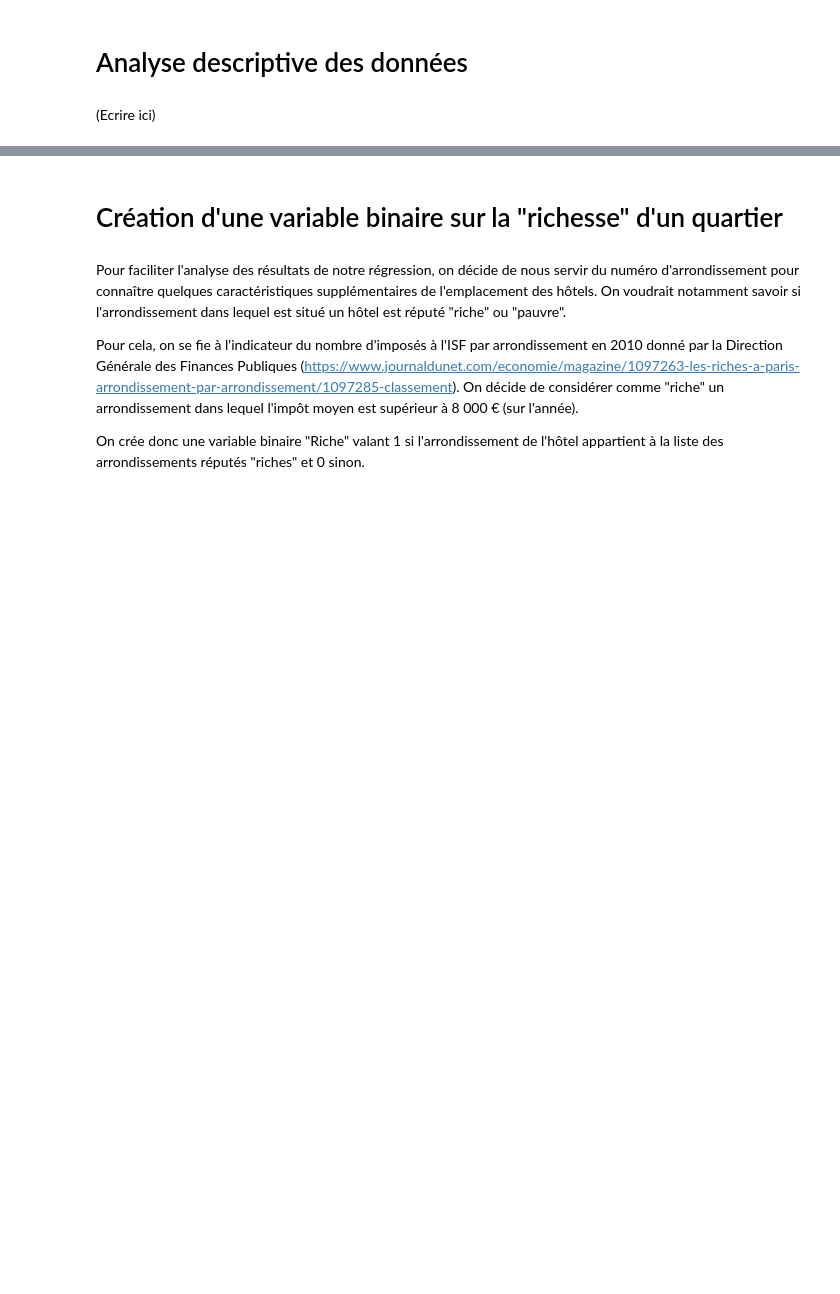
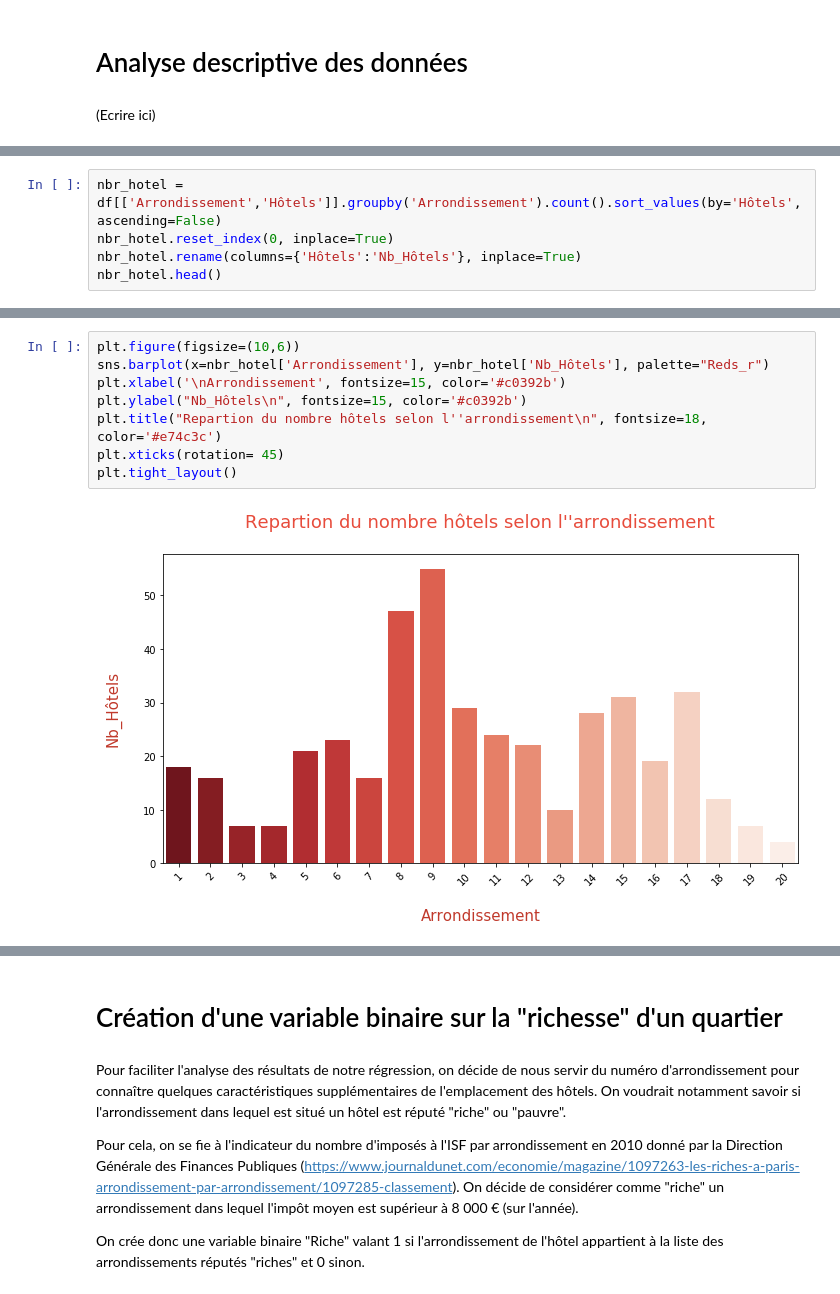
Before and after one commit to fsalaun29/Prediction-prix-hotels-Paris, a Jupyter notebook: Partie 3 - Déterminants du prix des hôtels.ipynb, the cells around one changed output, grey strips where cells are left out. Saved outputs shown, nothing was run; the diff lists cells and outputs as text; blank space fills up the shorter version.

```diff
--- a/Partie 3 - Déterminants du prix des hôtels.ipynb
+++ b/Partie 3 - Déterminants du prix des hôtels.ipynb
@@ -30,0 +37,5 @@ df.head()
+# %%
+nbr_hotel = df[['Arrondissement','Hôtels']].groupby('Arrondissement').count().sort_values(by='Hôtels', ascending=False)
+nbr_hotel.reset_index(0, inplace=True)
+nbr_hotel.rename(columns={'Hôtels':'Nb_Hôtels'}, inplace=True)
+nbr_hotel.head()
@@ -30,0 +49,10 @@ df.head()
+# %%
+plt.figure(figsize=(10,6))
+sns.barplot(x=nbr_hotel['Arrondissement'], y=nbr_hotel['Nb_Hôtels'], palette="Reds_r")
+plt.xlabel('\nArrondissement', fontsize=15, color='#c0392b')
+plt.ylabel("Nb_Hôtels\n", fontsize=15, color='#c0392b')
+plt.title("Repartion du nombre hôtels selon l''arrondissement\n", fontsize=18, color='#e74c3c')
+plt.xticks(rotation= 45)
+plt.tight_layout()
+# %% [output]
+[figure, added]
```
Also changed, not shown: parts of 7 cells of this notebook.
